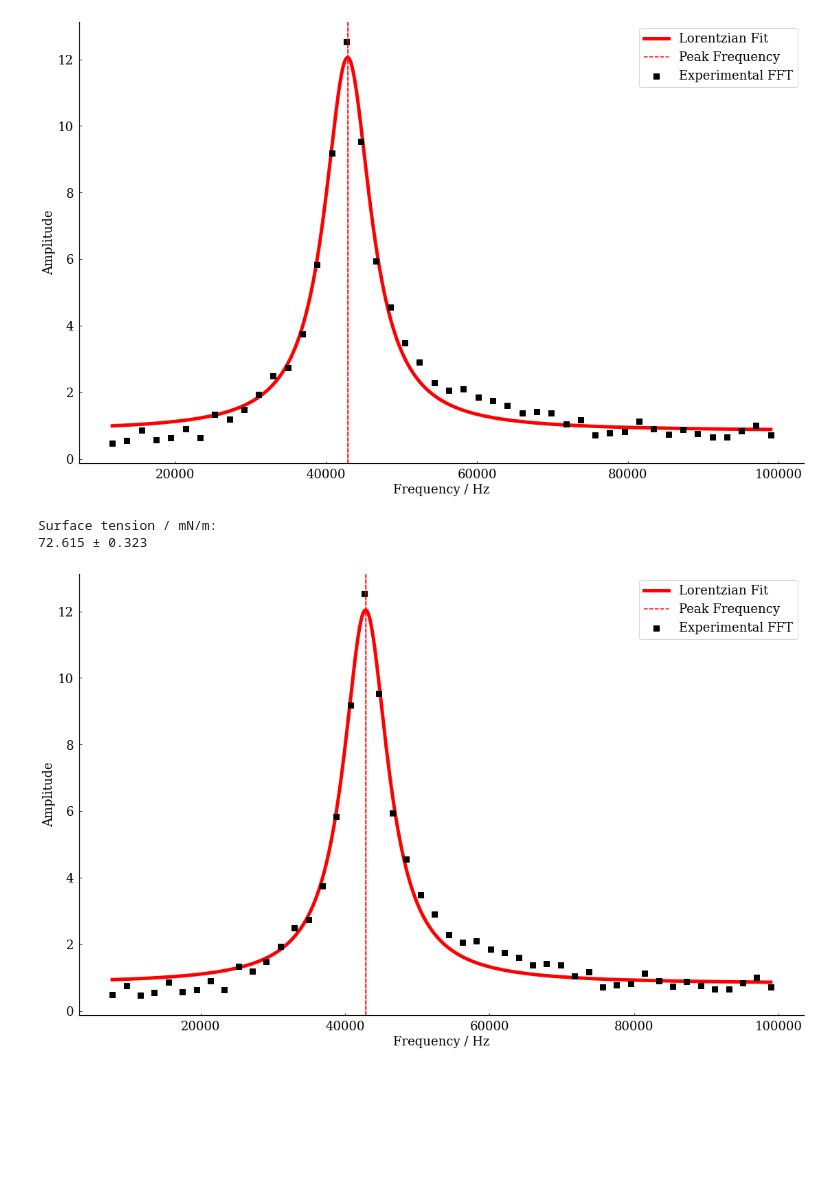
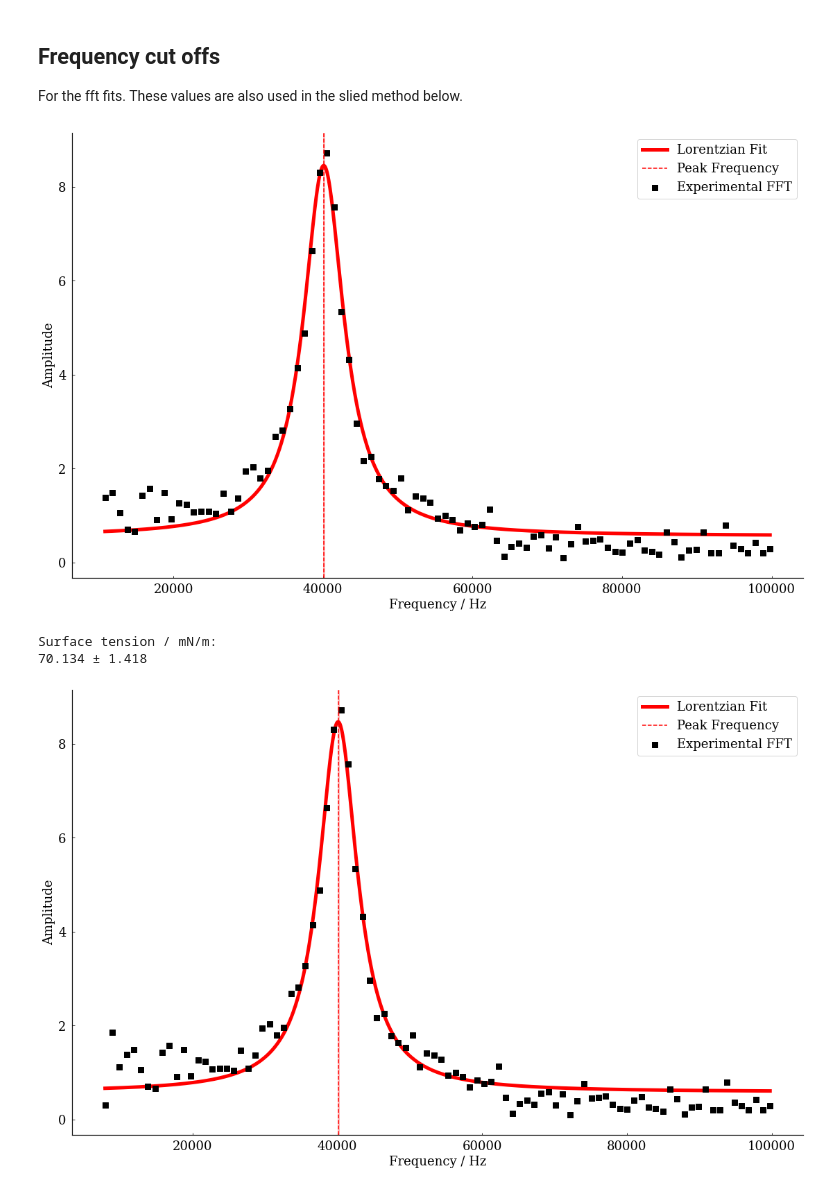
Before and after one commit to amosonabike/DOFFTA, a Jupyter notebook: Running DOFFTA.ipynb, the cells around one changed output. Cells and saved outputs as stored; diff of their text form; code cells hidden in the pictures; blank space fills up the shorter version.

```diff
--- a/Running DOFFTA.ipynb
+++ b/Running DOFFTA.ipynb
@@ -36,4 +38,4 @@ DOFFTA.review_data(experimental_data)
 # %%
-experimental_data = DOFFTA.remove_unecessary_data(experimental_data)
+experimental_data = DOFFTA.remove_unecessary_data(experimental_data,)
 DOFFTA.review_data(experimental_data)
 # %% [output]
@@ -60,0 +61,3 @@ max_frequency = 100e3
+# %% [markdown]
+## Frequency cut offs
+For the fft fits. These values are also used in the slied method below.
@@ -61,22 +68,23 @@ max_frequency = 100e3
 # %%
-sigma, sigma_error, lorenzian_fit_data, experimental_fft = DOFFTA.full_surface_tension_calculation(trimmed_data.time_s,
+sigma, sigma_error, lorentzian_fit_data, experimental_fft = DOFFTA.full_surface_tension_calculation(trimmed_data.time_s,
                                                                                                    trimmed_data.aspect_ratio.values,
-                                                                                                   d_calibrated/2,
+                                                                                                   d_final/2,
+                                                                                                   d_final_std/2,
                                                                                                    density = DOFFTA.rho_water,
                                                                                                    low_freq_cut_off=min_frequency,
-                                                                                                   high_freq_cut_off=max_frequency,
-                                                                                                   save_figures = 'y',
-                                                                                                   save_location = dir_path)
+                                                                                                   high_freq_cut_off=max_frequency)
 
 print("Surface tension / mN/m:\n" + str(round(sigma*1e3,3)) + ' ± ' + str(round(sigma_error*1e3,3)))
 # %% [output]
-[figure, old version]
+[figure, new version]
 Surface tension / mN/m:
-72.615 ± 0.323
+70.134 ± 1.418
 # %%
+
+
 DOFFTA.save_experiment_parameters(dir_path,calibrated_data, trimmed_data)
 # %% [output]
-[figure, old version]
+[figure, new version]
 # %%
 print('Observed Diameter / µm: \t' + str(d_final/1e-6))
 print('Observed Diameter Std Dev / µm: \t' + str(d_final_std/1e-6))
```
Also changed, not shown: parts of 12 cells of this notebook, 19 other files.
